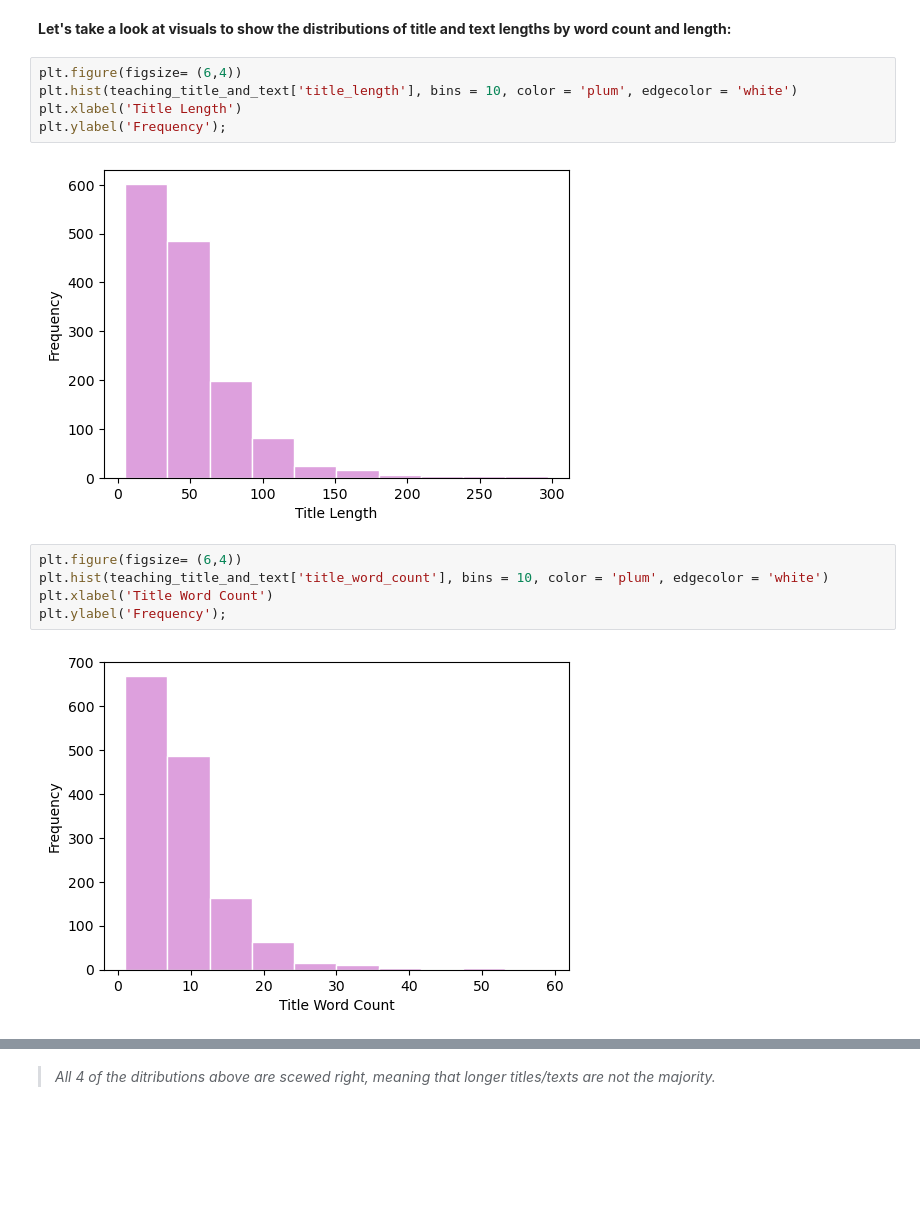
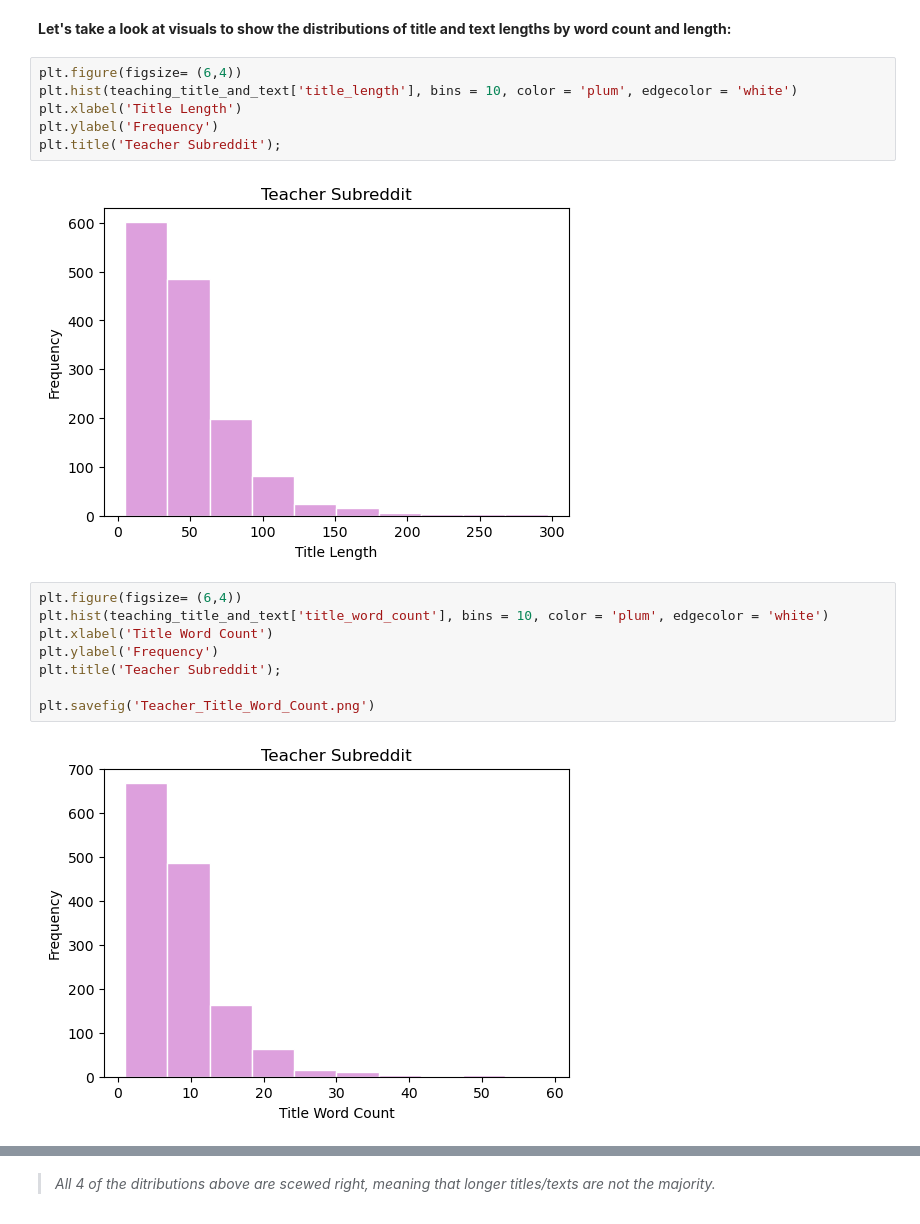
Before and after one commit to kier-johns/project-3, a Jupyter notebook: code/03 - EDA.ipynb, the cells around one changed output, grey strips where cells are left out. Drawn from its saved outputs; the diff is of its cells as text; blank space fills up the shorter version.

```diff
--- a/code/03 - EDA.ipynb
+++ b/code/03 - EDA.ipynb
@@ -123,17 +123,21 @@ teaching_title_and_text['text_word_count'].mean()
 # %%
 plt.figure(figsize= (6,4))
 plt.hist(teaching_title_and_text['title_length'], bins = 10, color = 'plum', edgecolor = 'white')
 plt.xlabel('Title Length')
-plt.ylabel('Frequency');
+plt.ylabel('Frequency')
+plt.title('Teacher Subreddit');
 # %% [output]
-[figure, old version]
+[figure, new version]
 # %%
 plt.figure(figsize= (6,4))
 plt.hist(teaching_title_and_text['title_word_count'], bins = 10, color = 'plum', edgecolor = 'white')
 plt.xlabel('Title Word Count')
-plt.ylabel('Frequency');
+plt.ylabel('Frequency')
+plt.title('Teacher Subreddit');
+
+plt.savefig('Teacher_Title_Word_Count.png')
 # %% [output]
-[figure, old version]
+[figure, new version]
 # %%
 plt.figure(figsize= (6,4))
 plt.hist(teaching_title_and_text['text_length'], bins = 10, color = 'indigo', edgecolor = 'white')
```
Also changed, not shown: parts of 12 cells of this notebook, 20 other files.
